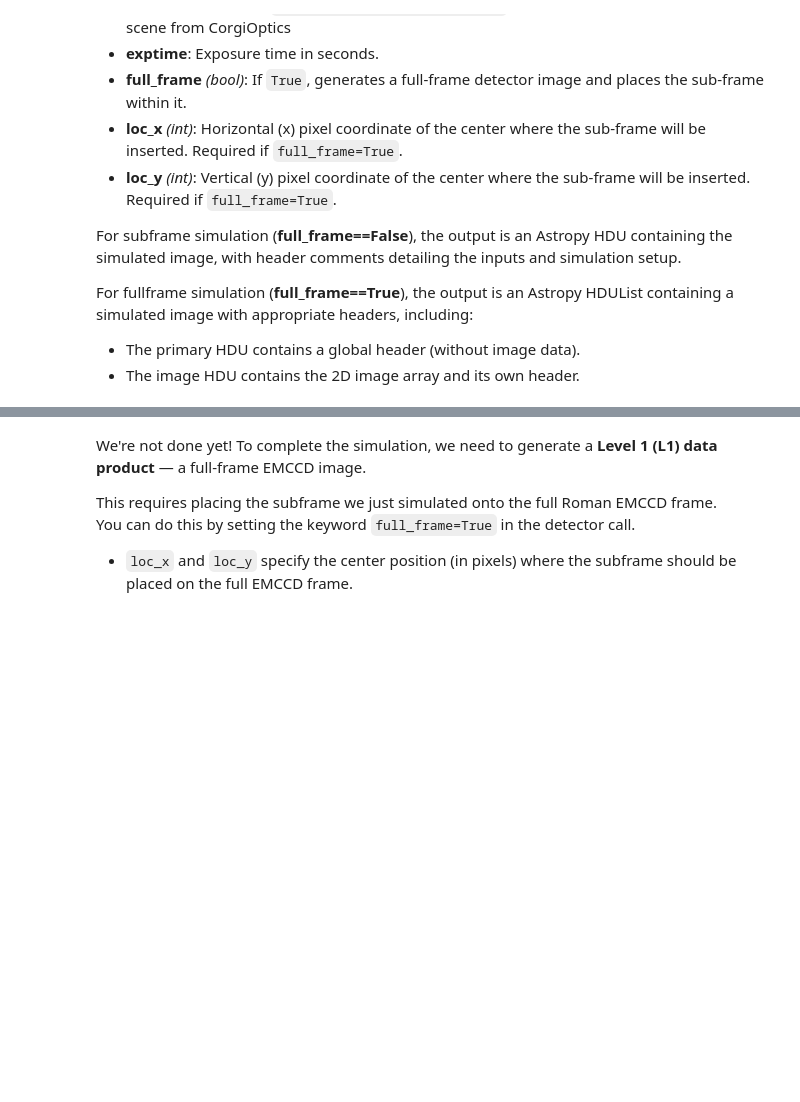
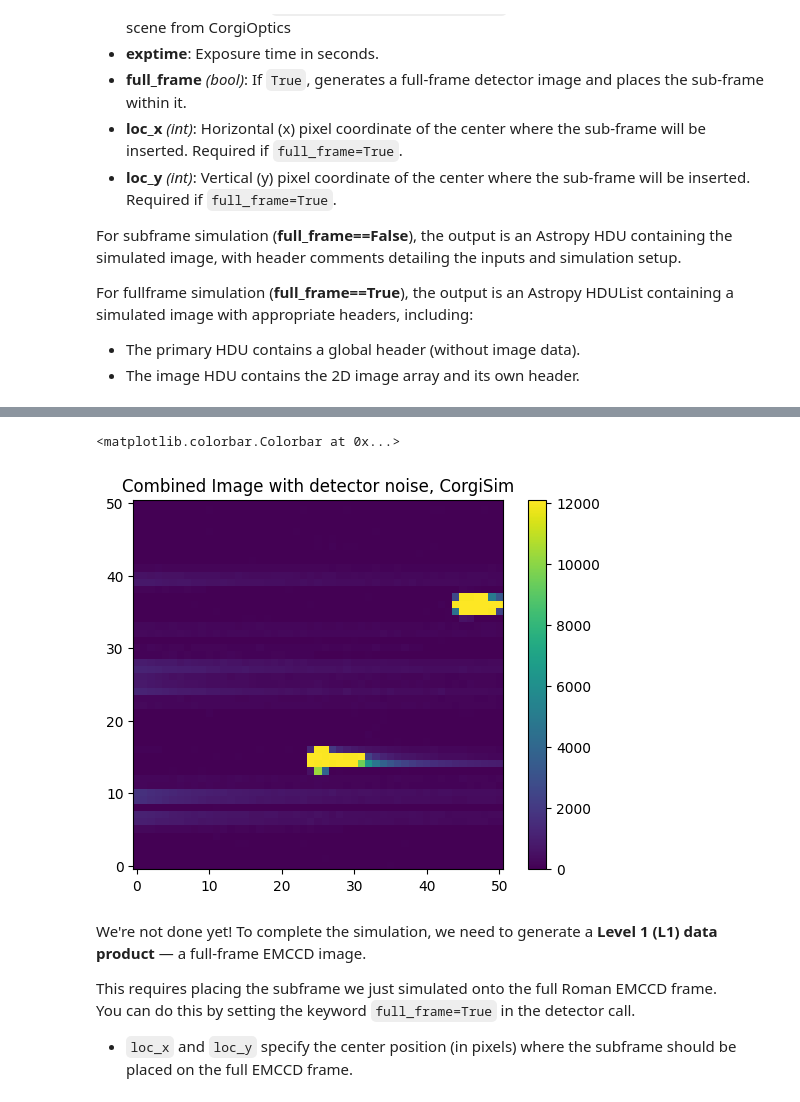
Before and after one commit to roman-corgi/corgisim, a Jupyter notebook: examples/tutorial1_corgisim.ipynb, the cells around one changed output, grey strips where cells are left out. Drawn from its saved outputs; the diff is of its cells as text; code cells hidden in the pictures; blank space fills up the shorter version.

```diff
--- a/examples/tutorial1_corgisim.ipynb
+++ b/examples/tutorial1_corgisim.ipynb
@@ -425,8 +433,12 @@ image_tot_corgi_sub= sim_scene.image_on_detector.data
 # %%
+sim_scene = detector.generate_detector_image(sim_scene,exptime, cut_sub_frame=True)
+image_tot_corgi_sub= sim_scene.image_on_detector.data
 plt.imshow(image_tot_corgi_sub,origin='lower')
 plt.title('Combined Image with detector noise, CorgiSim')
-
-co = plt.colorbar(shrink=0.7)
+plt.colorbar()
+# %% [output]
+<matplotlib.colorbar.Colorbar at 0x...>
+[figure, added]
 # %% [markdown]
 We're not done yet! To complete the simulation, we need to generate a **Level 1 (L1) data product** — a full-frame EMCCD image.
 
```
Also changed, not shown: parts of 11 cells of this notebook.
